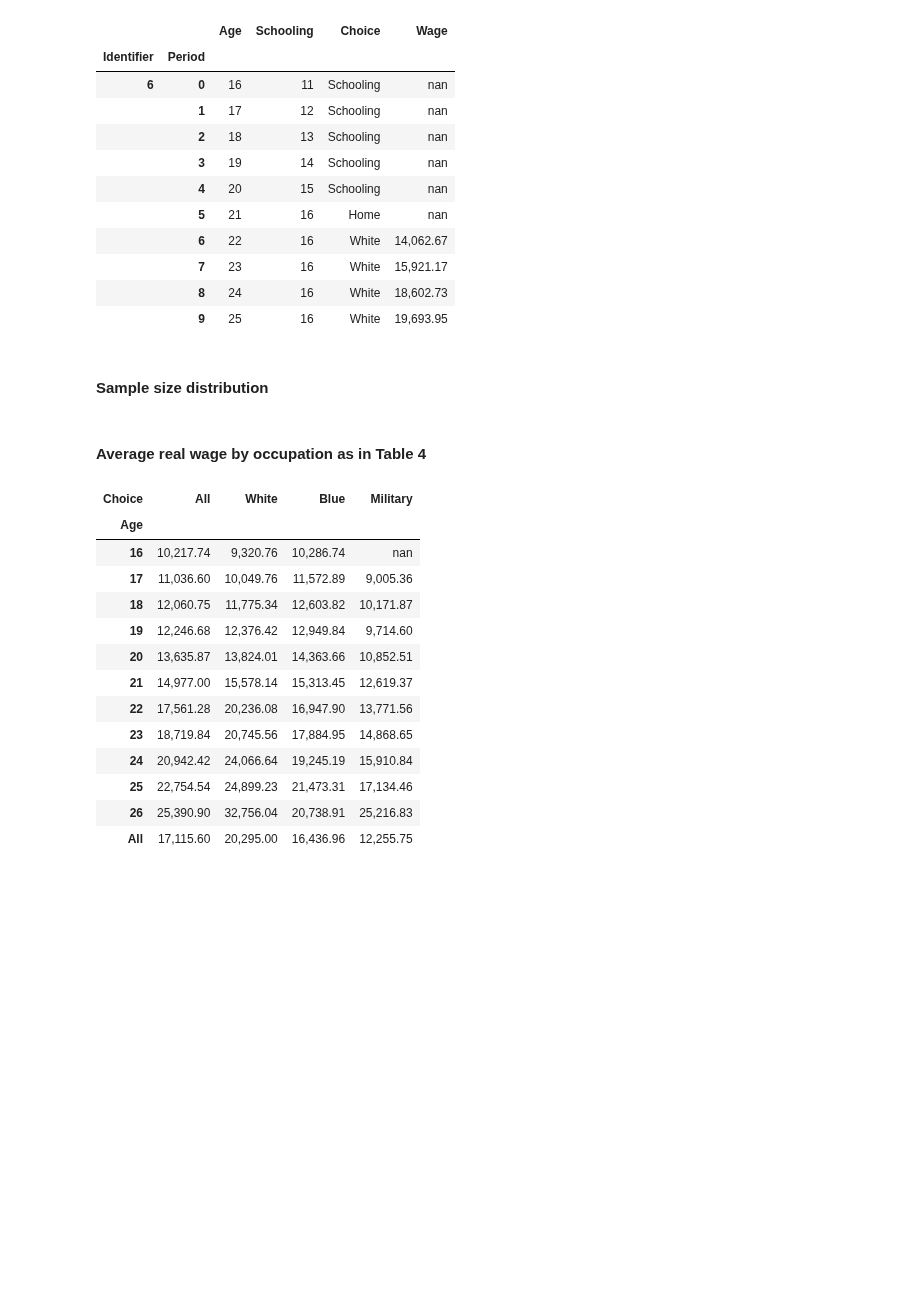
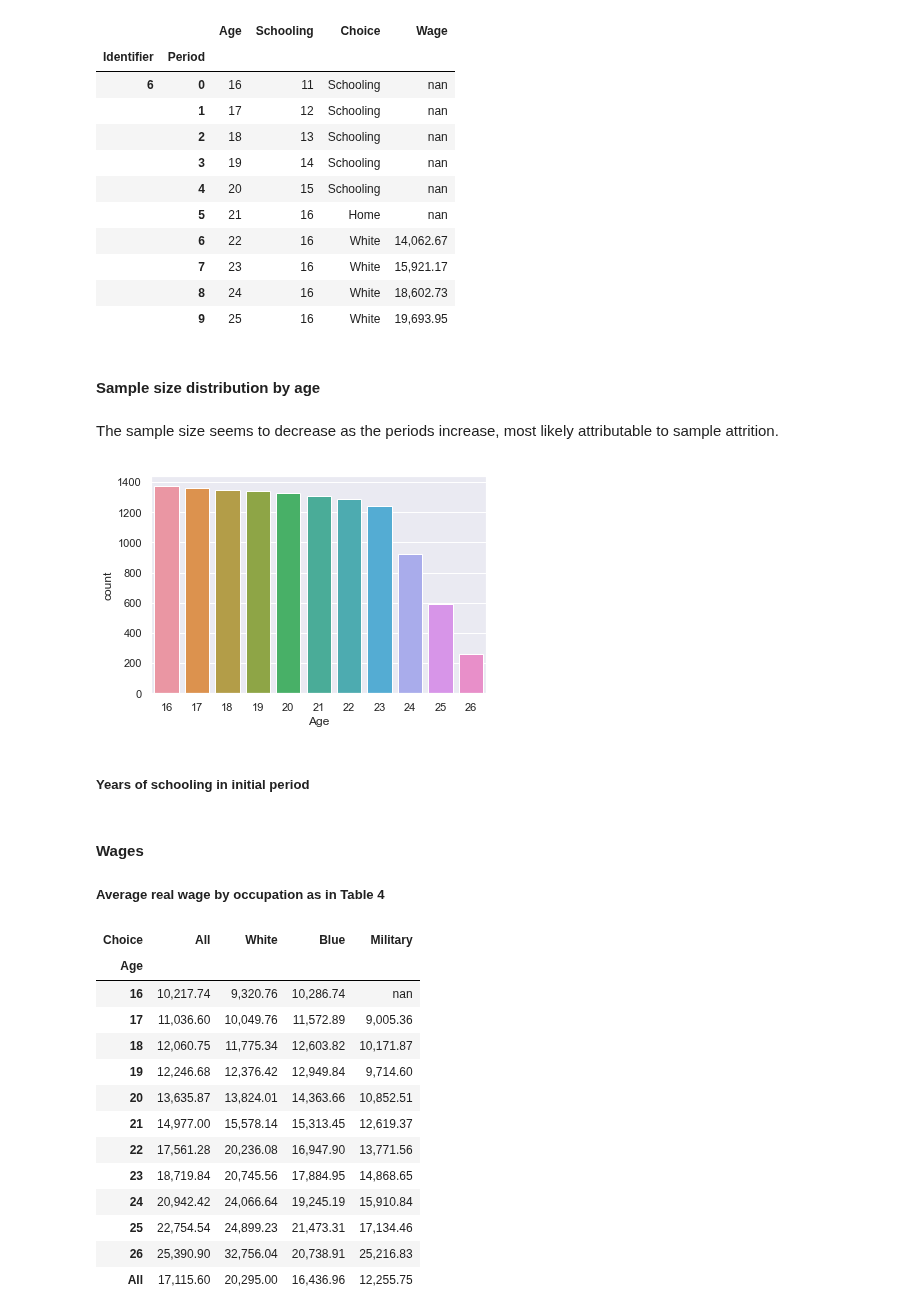
Before and after one commit to Yuleii/student-project-lindamaok899, a Jupyter notebook: student_project.ipynb, the cells around one changed output. Drawn from its saved outputs; the diff is of its cells as text; code cells hidden in the pictures; blank space fills up the shorter version.

```diff
--- a/student_project.ipynb
+++ b/student_project.ipynb
@@ -91,5 +94,14 @@ df.head(10)
 |  | 8 | 24 | 16 | White | 18,602.73 |
 |  | 9 | 25 | 16 | White | 19,693.95 |
 # %% [markdown]
-#### Sample size distribution
+#### Sample size distribution by age
+# %% [markdown]
+The sample size seems to decrease as the periods increase, most likely attributable to sample attrition.
+# %%
+sns.countplot(df['Age'])
+plt.show()
+# %% [output]
+[figure, added]
+# %% [markdown]
+##### Years of schooling in initial period
 # %%
@@ -97,5 +109,7 @@ df.head(10)
 # %% [markdown]
-#### Average real wage by occupation as in Table 4
+#### Wages
+
+##### Average real wage by occupation as in Table 4
 # %%
 tab = pd.crosstab(index=df['Age'], columns=df['Choice'], values=df['Wage'], aggfunc='mean', margins=True)
 tab[['All', 'White', 'Blue', 'Military']]
```
Also changed, not shown: parts of 24 cells of this notebook.
